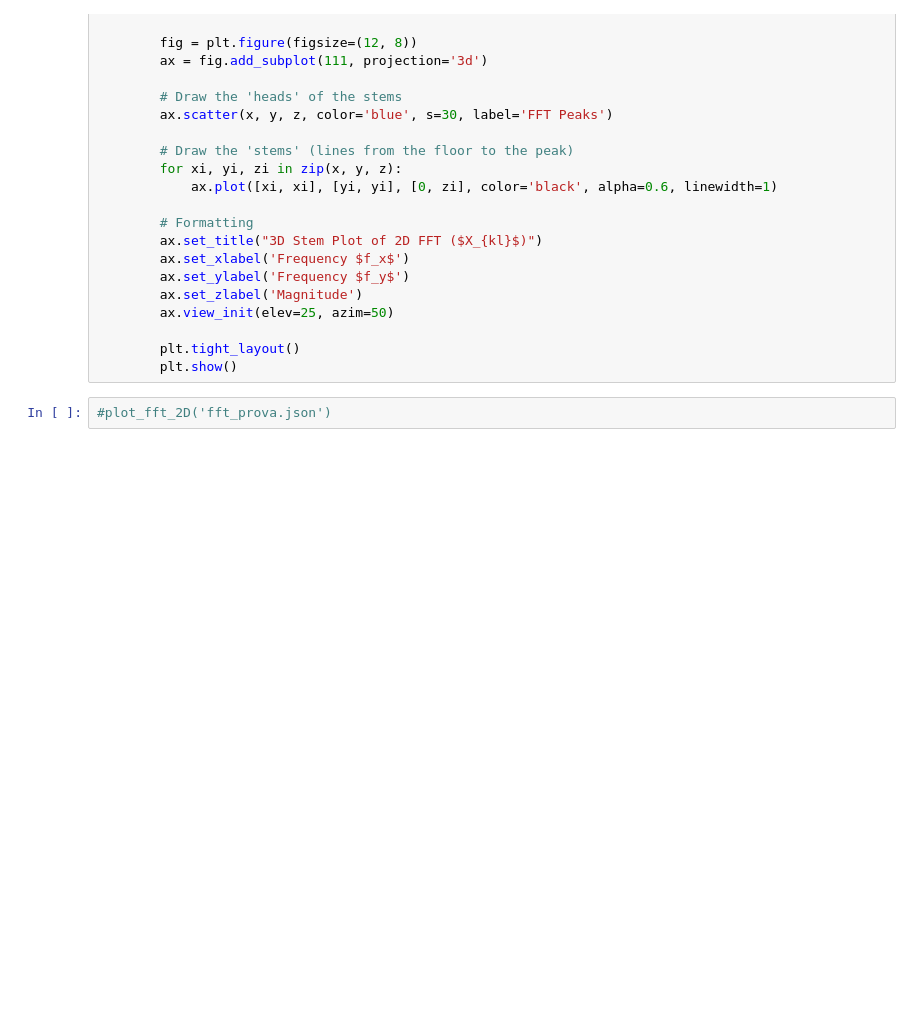
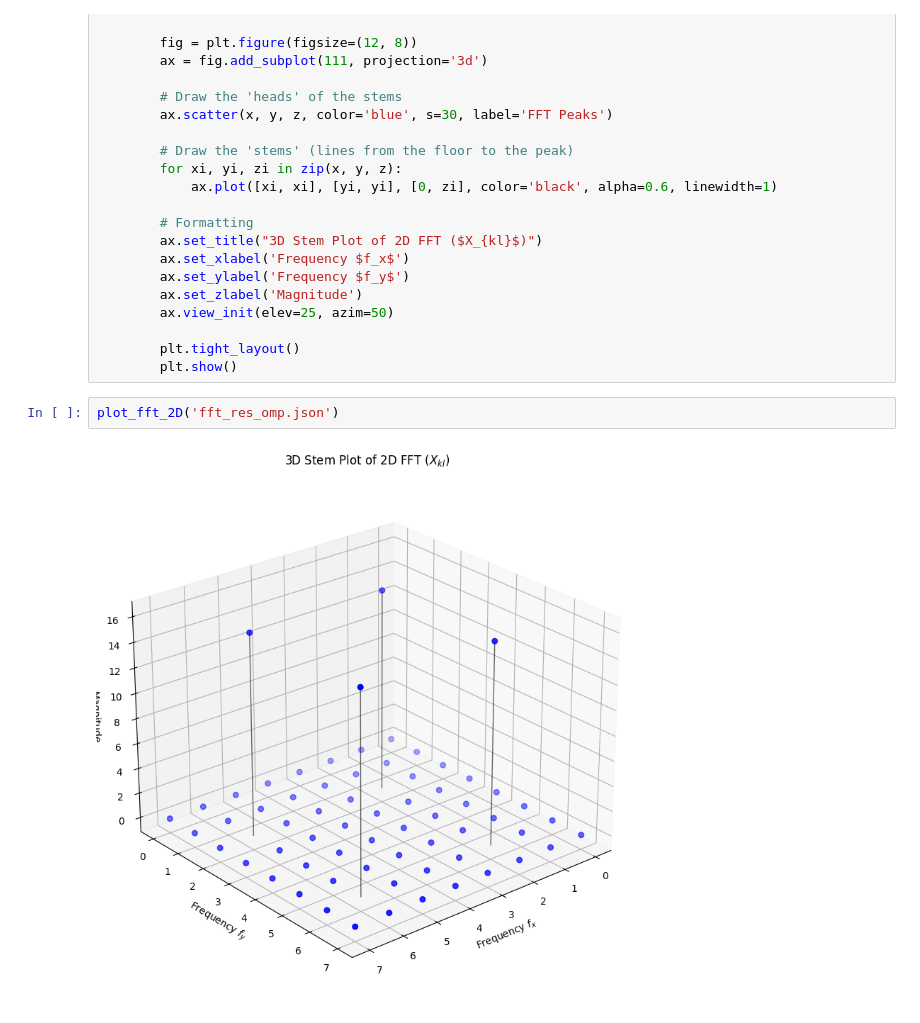
Before and after one commit to LauraRavagnani/Accelerated_FFT, a Jupyter notebook: visualize.ipynb, the cells around one changed output. Drawn from its saved outputs; the diff is of its cells as text; blank space fills up the shorter version.

```diff
--- a/visualize.ipynb
+++ b/visualize.ipynb
@@ -96,7 +96,9 @@ def plot_fft_2D(file):
 		plt.tight_layout()
 		plt.show()
 # %%
-#plot_fft_2D('fft_prova.json')
+plot_fft_2D('fft_res_omp.json')
+# %% [output]
+[figure, added]
 # %%
 def plot_benchmark_serial(file1, file2):
 	try:
```
Also changed, not shown: parts of 4 cells of this notebook, 6 other files.
